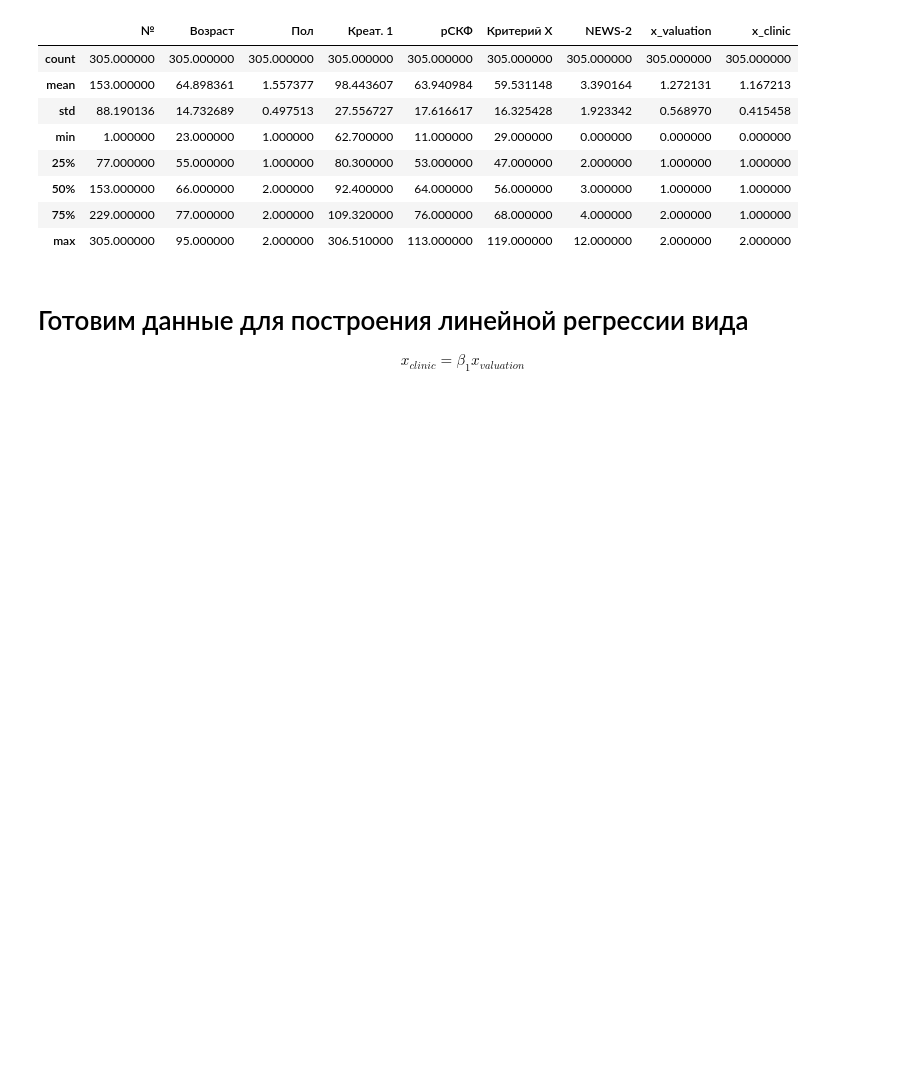
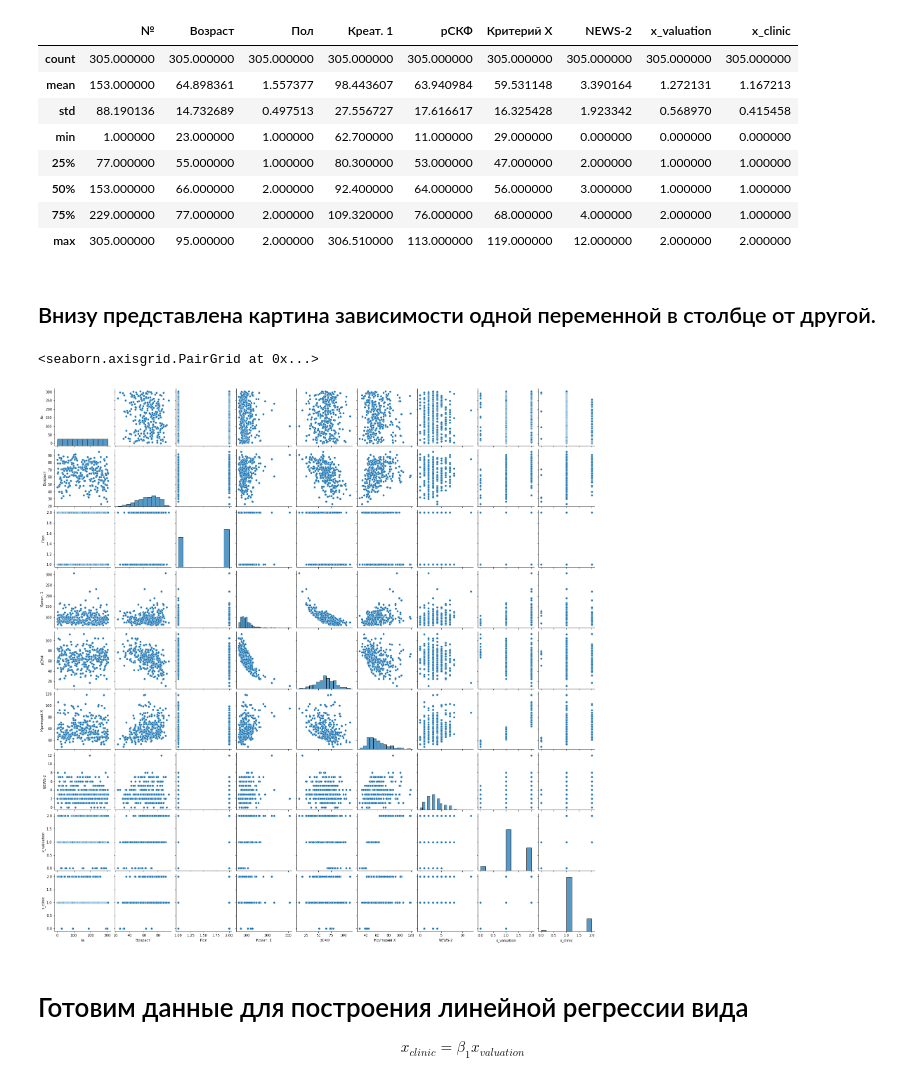
Before and after one commit to DrPRun/CovidEconometric, a Jupyter notebook: CovidCruatualSicknesis.ipynb, the cells around one changed output. Saved outputs shown, nothing was run; the diff lists cells and outputs as text; code cells hidden in the pictures; blank space fills up the shorter version.

Commit message:
some visualitian

```diff
--- a/CovidCruatualSicknesis.ipynb
+++ b/CovidCruatualSicknesis.ipynb
@@ -166,6 +166,13 @@ df.describe()
 | 50% | 153.000000 | 66.000000 | 2.000000 | 92.400000 | 64.000000 | 56.000000 | 3.000000 | 1.000000 | 1.000000 |
 | 75% | 229.000000 | 77.000000 | 2.000000 | 109.320000 | 76.000000 | 68.000000 | 4.000000 | 2.000000 | 1.000000 |
 | max | 305.000000 | 95.000000 | 2.000000 | 306.510000 | 113.000000 | 119.000000 | 12.000000 | 2.000000 | 2.000000 |
+# %% [markdown]
+## Внизу представлена картина зависимости одной переменной в столбце от другой.
+# %%
+sns.pairplot(df)
+# %% [output]
+<seaborn.axisgrid.PairGrid at 0x...>
+[figure, added]
 # %% [markdown]
 # Готовим данные для построения  линейной регрессии вида
 
```
Also changed, not shown: parts of 12 cells of this notebook.
